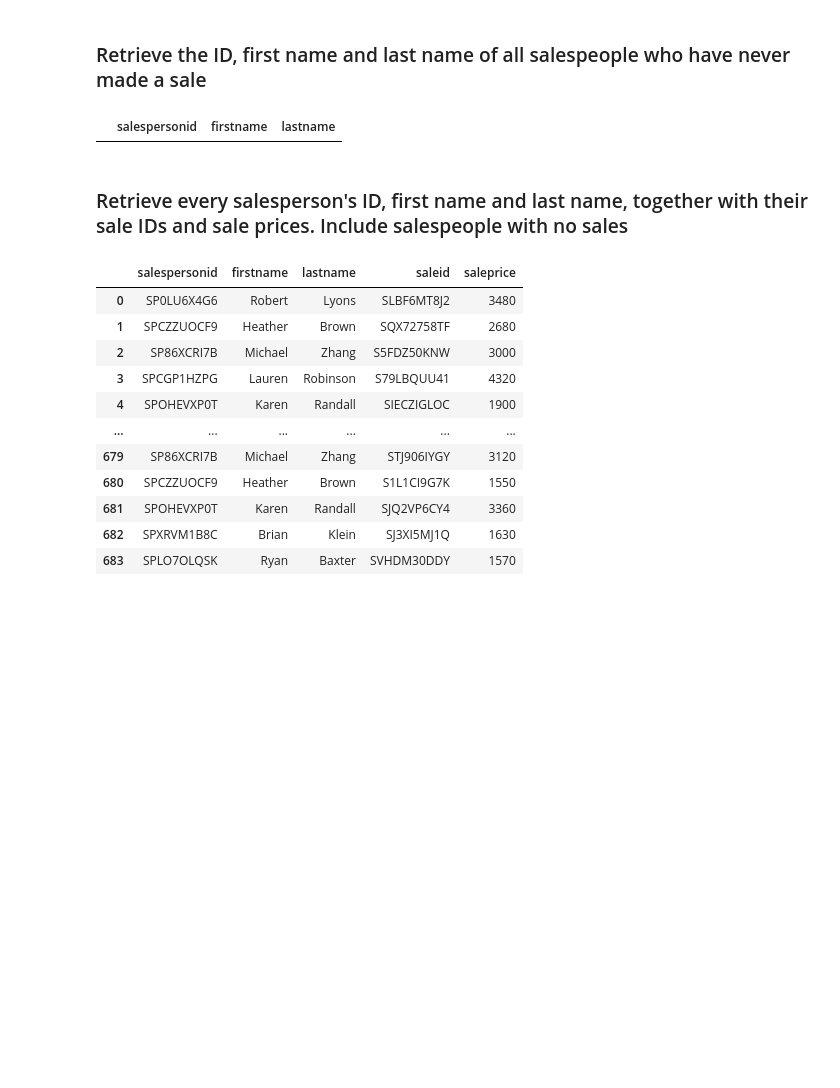
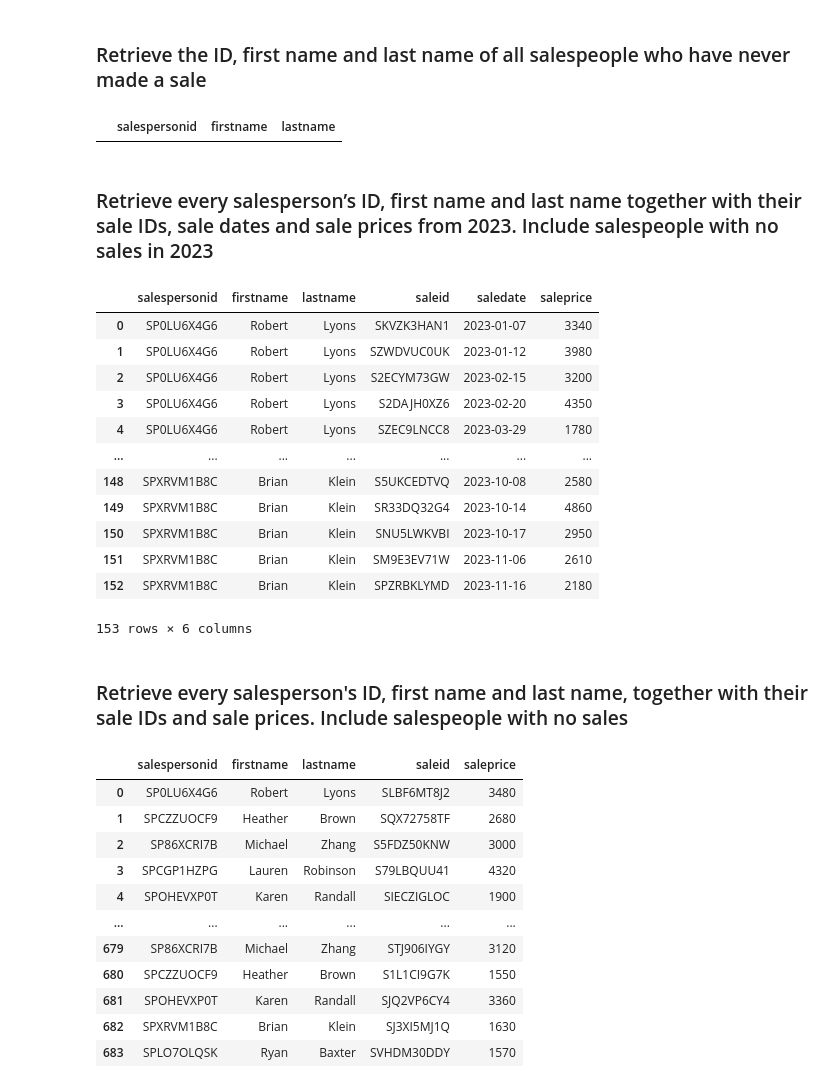
Before and after one commit to pyrat12/DS_HS2026_LNW, a Jupyter notebook: DS_HS2026_LNW_I_Examples/AP01/AP01 Mock Exam/AP01 Spick 3 Joins.ipynb, the cells around one changed output. Saved outputs shown, nothing was run; the diff lists cells and outputs as text; code cells hidden in the pictures; blank space fills up the shorter version.

Commit message:
AP01 Spicks: Setup und LEFT JOIN ergänzt

```diff
--- a/DS_HS2026_LNW_I_Examples/AP01/AP01 Mock Exam/AP01 Spick 3 Joins.ipynb
+++ b/DS_HS2026_LNW_I_Examples/AP01/AP01 Mock Exam/AP01 Spick 3 Joins.ipynb
@@ -184,6 +184,42 @@ engine.dispose()
 display(df_spickap01)
 # %% [output]
 |  | salespersonid | firstname | lastname |
+# %% [markdown]
+### Retrieve every salesperson’s ID, first name and last name together with their sale IDs, sale dates and sale prices from 2023. Include salespeople with no sales in 2023
+# %%
+engine = create_engine(db_connection_url)
+
+df_spickap01 = pd.read_sql_query("""
+    SELECT sp.salespersonid,                                        --Verkäufer-ID anzeigen
+           sp.firstname,                                            --Vornamen anzeigen
+           sp.lastname,                                             --Nachnamen anzeigen
+           s.saleid,                                                --Verkaufs-ID anzeigen; ohne passenden Verkauf NULL
+           s.saledate,                                              --Verkaufsdatum anzeigen; ohne passenden Verkauf NULL
+           s.saleprice                                              --Verkaufspreis anzeigen; ohne passenden Verkauf NULL
+    FROM salespersons AS sp                                         --Von allen Verkäufern ausgehen
+    LEFT JOIN sales AS s                                            --Alle Verkäufer behalten, auch ohne Verkauf im Jahr 2023
+        ON sp.salespersonid = s.salespersonid                       --Verkäufe über die Verkäufer-ID zuordnen
+       AND s.saledate >= '2023-01-01'                               --Nur Verkäufe ab Jahresbeginn 2023 zuordnen
+       AND s.saledate < '2024-01-01'                                --Verkäufe ab 2024 ausschliessen; gesamtes Jahr 2023 erfassen
+    ORDER BY sp.salespersonid, s.saledate, s.saleid;                --Nach Verkäufer, Verkaufsdatum und Verkaufs-ID sortieren
+""", con=engine)
+
+engine.dispose()
+display(df_spickap01)
+# %% [output]
+|  | salespersonid | firstname | lastname | saleid | saledate | saleprice |
+| 0 | SP0LU6X4G6 | Robert | Lyons | SKVZK3HAN1 | 2023-01-07 | 3340 |
+| 1 | SP0LU6X4G6 | Robert | Lyons | SZWDVUC0UK | 2023-01-12 | 3980 |
+| 2 | SP0LU6X4G6 | Robert | Lyons | S2ECYM73GW | 2023-02-15 | 3200 |
+| 3 | SP0LU6X4G6 | Robert | Lyons | S2DAJH0XZ6 | 2023-02-20 | 4350 |
+| 4 | SP0LU6X4G6 | Robert | Lyons | SZEC9LNCC8 | 2023-03-29 | 1780 |
+| ... | ... | ... | ... | ... | ... | ... |
+| 148 | SPXRVM1B8C | Brian | Klein | S5UKCEDTVQ | 2023-10-08 | 2580 |
+| 149 | SPXRVM1B8C | Brian | Klein | SR33DQ32G4 | 2023-10-14 | 4860 |
+| 150 | SPXRVM1B8C | Brian | Klein | SNU5LWKVBI | 2023-10-17 | 2950 |
+| 151 | SPXRVM1B8C | Brian | Klein | SM9E3EV71W | 2023-11-06 | 2610 |
+| 152 | SPXRVM1B8C | Brian | Klein | SPZRBKLYMD | 2023-11-16 | 2180 |
+153 rows × 6 columns
 # %% [markdown]
 ### Retrieve every salesperson's ID, first name and last name, together with their sale IDs and sale prices. Include salespeople with no sales
 # %%
```
Also changed, not shown: parts of 2 cells of this notebook, 3 other files.
